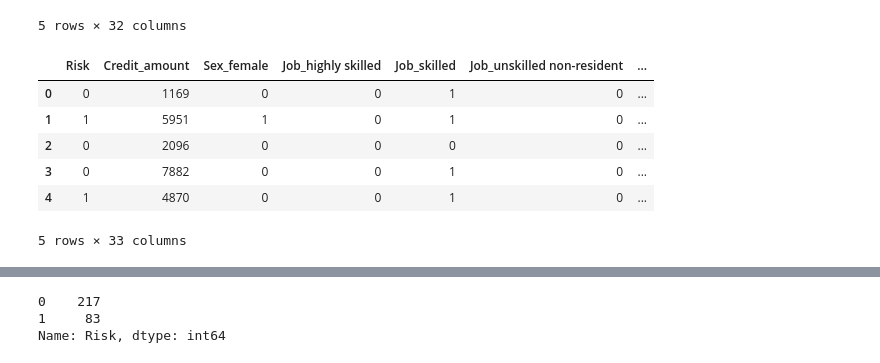
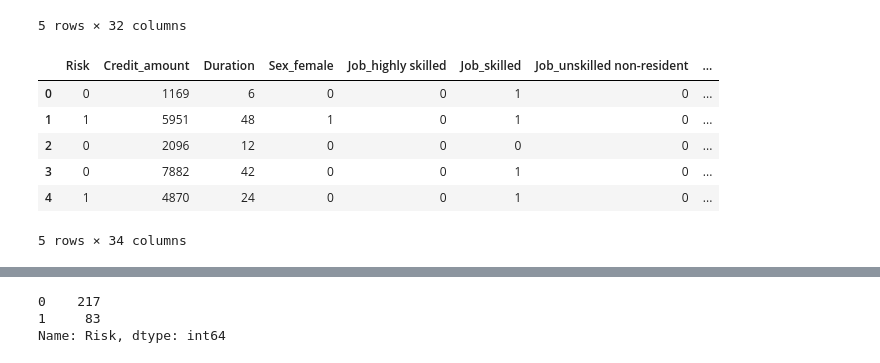
Before and after one commit to dsprincess/python-projects, a Jupyter notebook: Credit risk analysis - bank.ipynb, the cells around one changed output, grey strips where cells are left out. Saved outputs shown, nothing was run; the diff lists cells and outputs as text; code cells hidden in the pictures.

```diff
--- a/Credit risk analysis - bank.ipynb
+++ b/Credit risk analysis - bank.ipynb
@@ -31,5 +75,5 @@ from sklearn.metrics import classification_report, confusion_matrix
 # %%
-df_credit = pd.read_csv("C:/Users/Shai/OneDrive/Documents/Data science/German credit risk analysis/german_credit_data.csv", index_col=0)
+df_credit = pd.read_csv("C:/Users/Shai/Documents/GitHub/python-projects/German credit risk analysis/german_credit_data.csv", index_col=0)
 # %% [markdown]
 ## Data preparation
 # %%
@@ -674,7 +724,8 @@ df_credit["Checking account"].fillna(df_credit['Checking account'].mode()[0], in
 # %%
 df_credit.rename(columns={"Saving accounts": "Savings_account", "Checking account":"Checking_account", "Credit amount":"Credit_amount"}, inplace=True)
 # %%
-df_credit = df_credit.drop(['Age','Duration'], axis=1) #drop duration since its correlated with credit_amount
+#drop duration since its correlated with credit_amount, initially did this but the rfecv doesnt provide a reliable ranking of features
+df_credit = df_credit.drop(['Age'], axis=1) #,'Duration'
 # %%
 df_credit["Risk"] = np.where(df_credit["Risk"] == "bad", 1,0)
 # %%
@@ -712,16 +763,16 @@ df_cat.head()
 # %%
 df_cat = df_cat.drop(['Sex_male'], axis=1)
 # %%
-df_final = pd.concat([df_credit[["Risk","Credit_amount"]],df_cat], axis=1)
+df_final = pd.concat([df_credit[["Risk","Credit_amount", "Duration"]],df_cat], axis=1)
 df_final.head()
 # %% [output]
-|  | Risk | Credit_amount | Sex_female | Job_highly skilled | Job_skilled | Job_unskilled non-resident | ... |
-| 0 | 0 | 1169 | 0 | 0 | 1 | 0 | ... |
-| 1 | 1 | 5951 | 1 | 0 | 1 | 0 | ... |
-| 2 | 0 | 2096 | 0 | 0 | 0 | 0 | ... |
-| 3 | 0 | 7882 | 0 | 0 | 1 | 0 | ... |
-| 4 | 1 | 4870 | 0 | 0 | 1 | 0 | ... |
+|  | Risk | Credit_amount | Duration | Sex_female | Job_highly skilled | Job_skilled | Job_unskilled non-resident | ... |
+| 0 | 0 | 1169 | 6 | 0 | 0 | 1 | 0 | ... |
+| 1 | 1 | 5951 | 48 | 1 | 0 | 1 | 0 | ... |
+| 2 | 0 | 2096 | 12 | 0 | 0 | 0 | 0 | ... |
+| 3 | 0 | 7882 | 42 | 0 | 0 | 1 | 0 | ... |
+| 4 | 1 | 4870 | 24 | 0 | 0 | 1 | 0 | ... |
-5 rows × 33 columns
+5 rows × 34 columns
 # %%
 final_X = df_final.drop(["Risk"], axis=1)
 final_y = df_final["Risk"]
```
Also changed, not shown: parts of 26 cells of this notebook, 4 other files.
